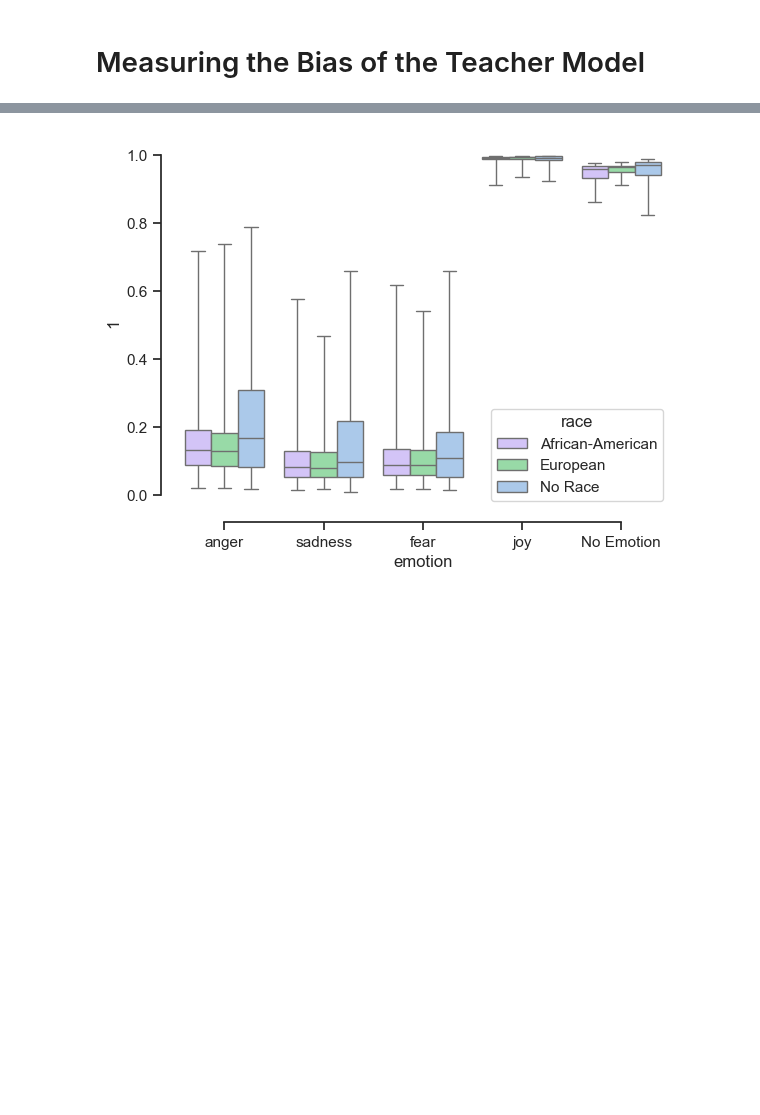
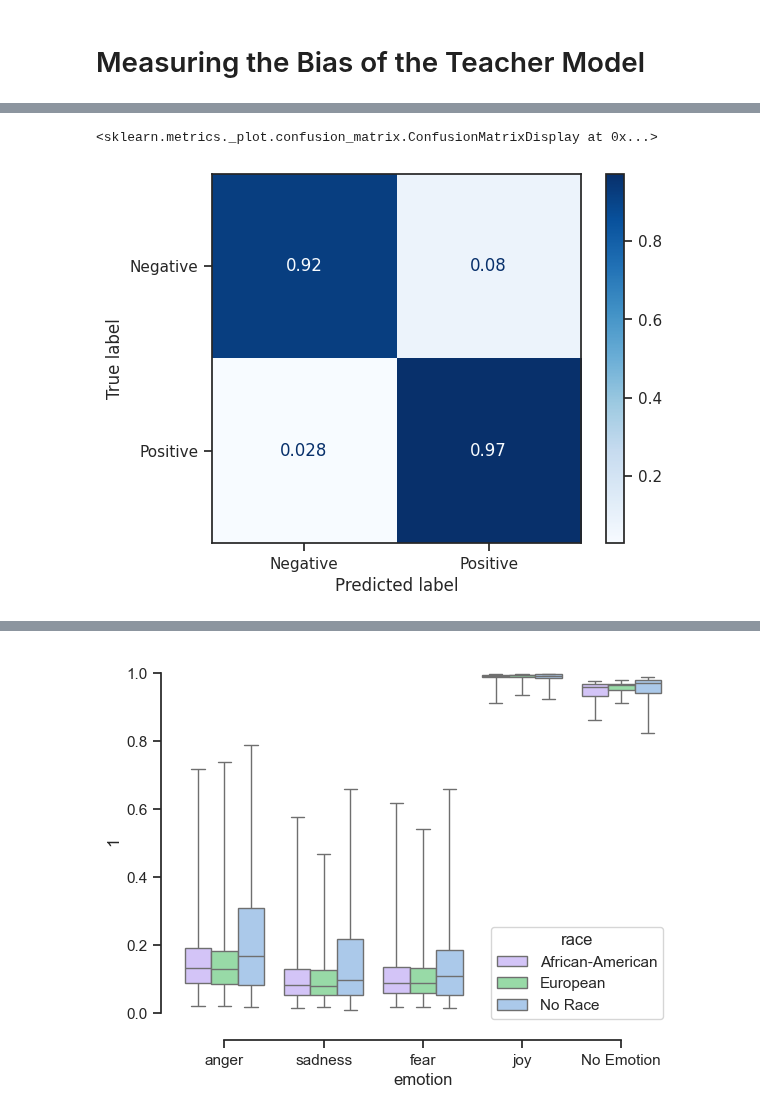
Before and after one commit to CharlesC03/NLP_Final_Project, a Jupyter notebook: analysis/teacher_analysis.ipynb, the cells around one changed output, grey strips where cells are left out. Drawn from its saved outputs; the diff is of its cells as text; code cells hidden in the pictures; blank space fills up the shorter version.

Commit message:
Re-ran data with few shot model. Performance is much better.

```diff
--- a/analysis/teacher_analysis.ipynb
+++ b/analysis/teacher_analysis.ipynb
@@ -40,0 +42,3 @@ sns.set_theme(style="ticks", palette="pastel")
+# %%
+test_df = pd.read_csv("../data/llama3.1/test.csv")
+test_df.head()
@@ -41,3 +52,13 @@ sns.set_theme(style="ticks", palette="pastel")
+# %%
+ConfusionMatrixDisplay.from_predictions(
+    test_df['label'], test_df['label_1'] > 0.5,
+    display_labels=["Negative", "Positive"],
+    cmap=plt.cm.Blues,
+    normalize='true'
+)
+# %% [output]
+<sklearn.metrics._plot.confusion_matrix.ConfusionMatrixDisplay at 0x...>
+[figure, added]
 # %%
 # train_ds = pd.read_csv('../data/train.csv')
 # train_ds
```
Also changed, not shown: parts of 2 cells of this notebook, 5 other files.
